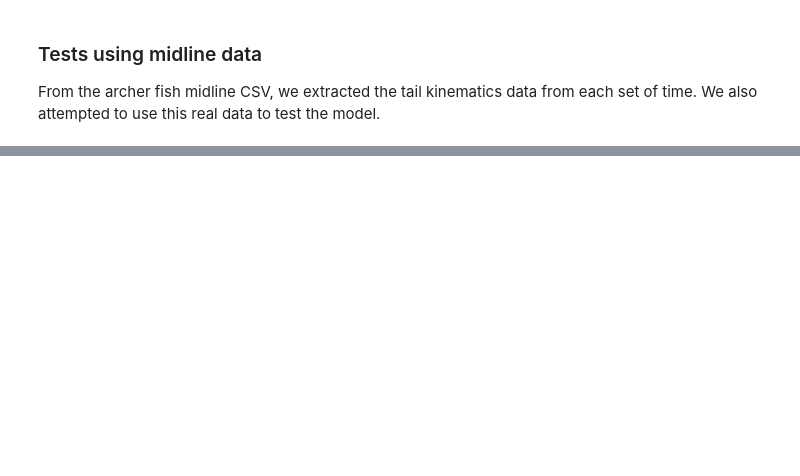
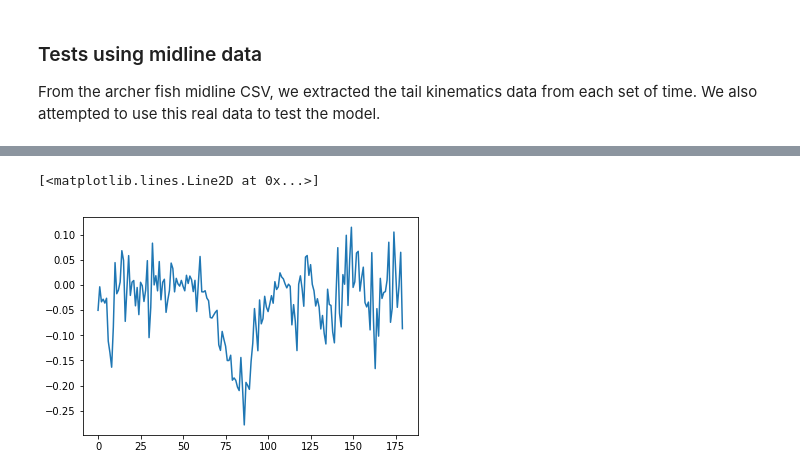
Before and after one commit to Flow-Imaging-Lab-at-Mudd/FILM-fish-model, a Jupyter notebook: lighthill-model.ipynb, the cells around one changed output, grey strips where cells are left out. Saved outputs shown, nothing was run; the diff lists cells and outputs as text; code cells hidden in the pictures; blank space fills up the shorter version.

```diff
--- a/lighthill-model.ipynb
+++ b/lighthill-model.ipynb
@@ -1146,0 +924,5 @@ plt.scatter(archerfish.p,archerfish.q)
+# %%
+plt.plot(archerfish.q)
+# %% [output]
+[<matplotlib.lines.Line2D at 0x...>]
+[figure, added]
```
Also changed, not shown: parts of 84 cells of this notebook.
